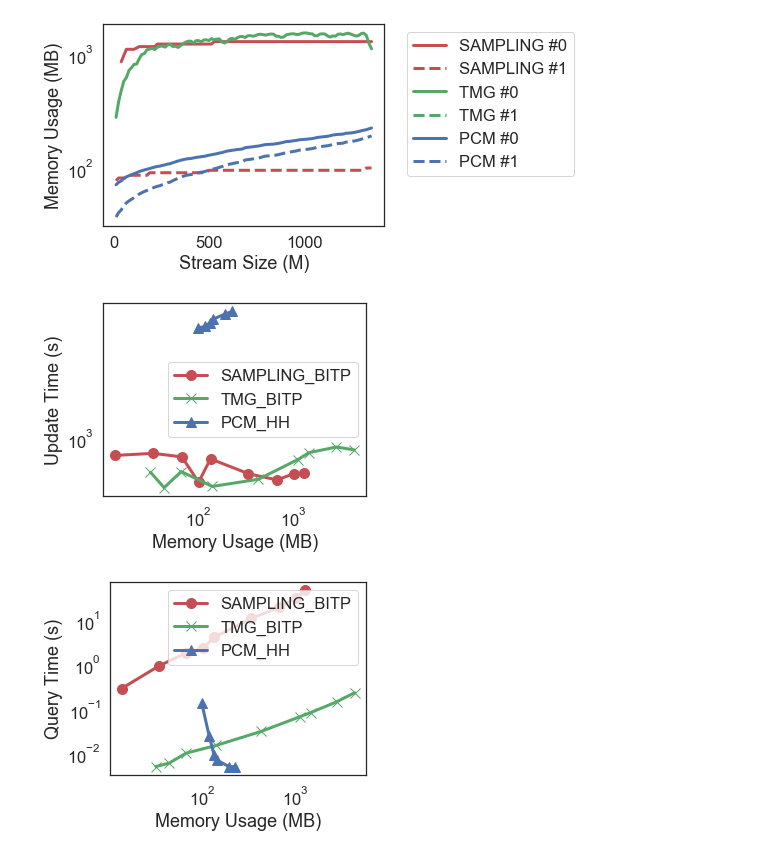
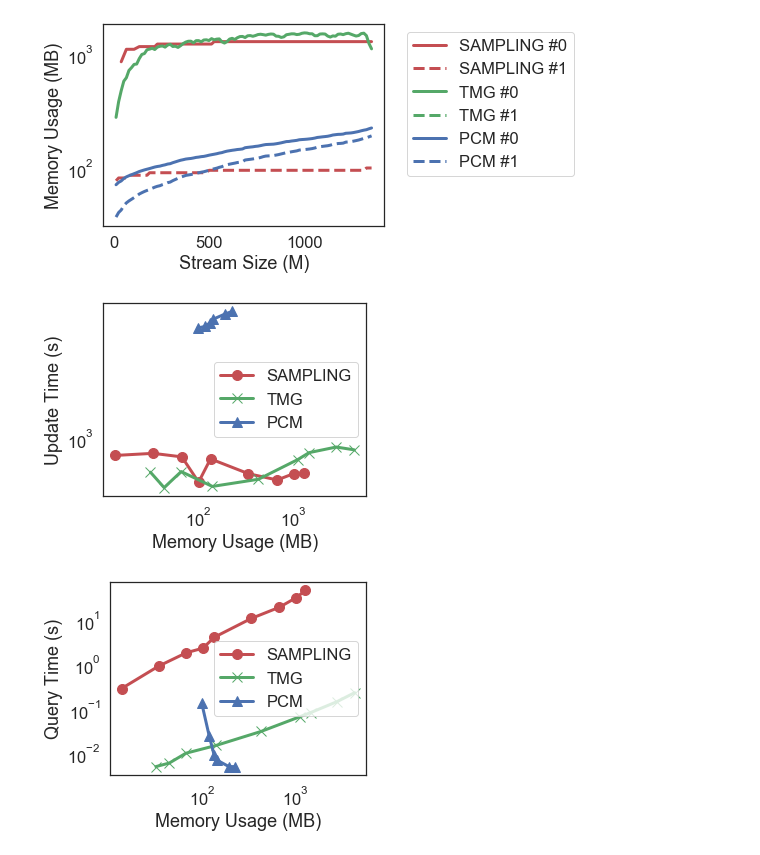
Before and after one commit to Yanqing-UTAH/ATTPCode, a Jupyter notebook: plot/HH_BITP_objectid.ipynb, the cells around one changed output. Saved outputs shown, nothing was run; the diff lists cells and outputs as text; code cells hidden in the pictures.

```diff
--- a/plot/HH_BITP_objectid.ipynb
+++ b/plot/HH_BITP_objectid.ipynb
@@ -194,7 +194,7 @@ fig, ax = plt.subplots(figsize = (5, 4))
 cnt = 0
 for sk in sketch_type:
     dat = utime[utime["Sketch"] == sk].sort_values(by = "Memory Usage (B)").transpose().to_numpy()
-    plt.plot(dat[-1] / 1048576.0, dat[-2]/1000.0, color = colors[cnt], marker = markers[cnt], label = sk, markersize = ms, linewidth = lw)
+    plt.plot(dat[-1] / 1048576.0, dat[-2]/1000.0, color = colors[cnt], marker = markers[cnt], label = sk.split('_')[0], markersize = ms, linewidth = lw)
     cnt += 1
 
 ax.legend()
@@ -205,21 +205,21 @@ ax.set_ylabel("Update Time (s)")
 plt.tight_layout()
 plt.savefig(prefix + 'utime.pdf')
 # %% [output]
-[figure, old version]
+[figure, new version]
 # %%
 fig, ax = plt.subplots(figsize = (5, 4))
 cnt = 0
 for sk in sketch_type:
     dat = qtime[qtime["Sketch"] == sk].sort_values(by = "Memory Usage (B)").transpose().to_numpy()
-    plt.plot(dat[-1] / 1048576.0, dat[-2]/1000.0, color = colors[cnt], marker = markers[cnt], label = sk, markersize = ms, linewidth = lw)
+    plt.plot(dat[-1] / 1048576.0, dat[-2]/1000.0, color = colors[cnt], marker = markers[cnt], label = sk.split('_')[0], markersize = ms, linewidth = lw)
     cnt += 1
 
 ax.legend()
 ax.set_xscale("log")
 ax.set_yscale("log")
 ax.set_xlabel("Memory Usage (MB)")
 ax.set_ylabel("Query Time (s)")
 plt.tight_layout()
 plt.savefig(prefix + 'qtime.pdf')
 # %% [output]
-[figure, old version]
+[figure, new version]
```
Also changed, not shown: 1 other file.
